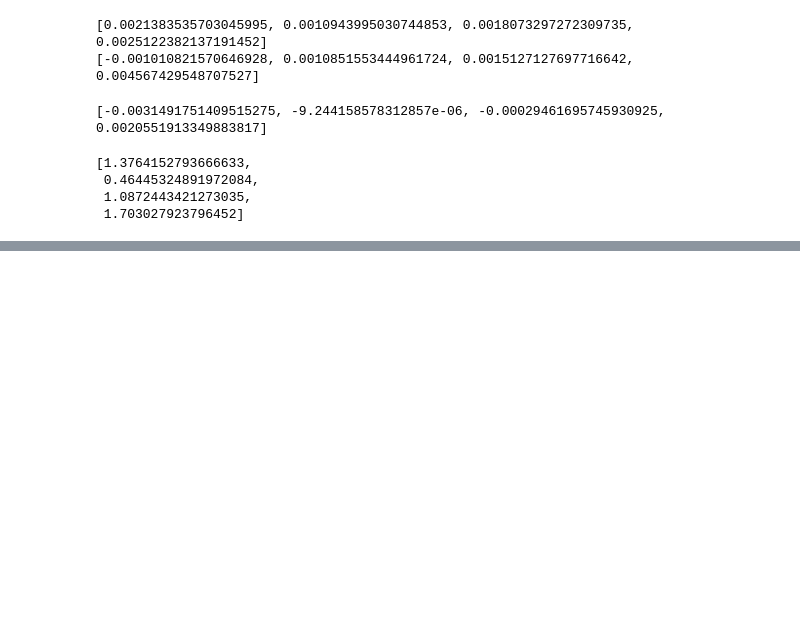
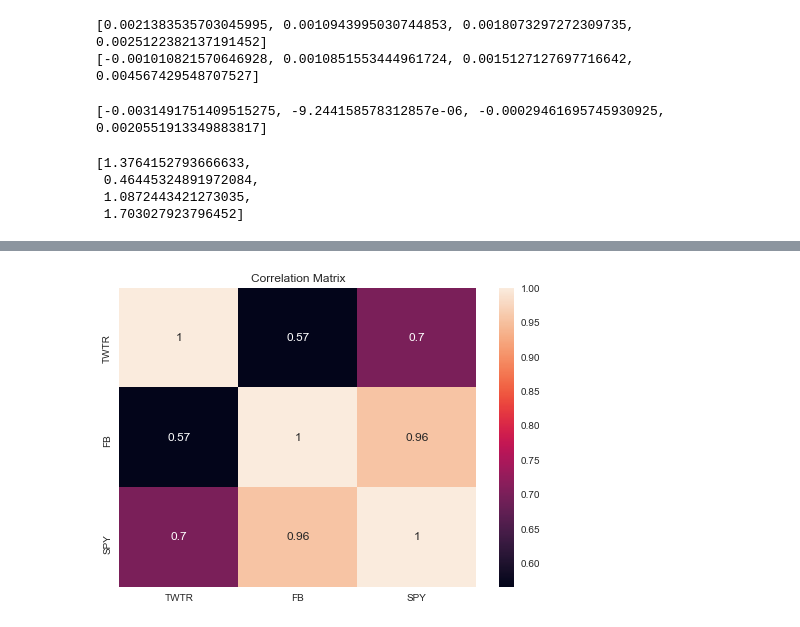
Before and after one commit to ddimucci/Manning_Stocks_Course, a Jupyter notebook: Manning_Live_Project/Manning_Linear_Regression_For_Valuation.ipynb, the cells around one changed output, grey strips where cells are left out. Cells and saved outputs as stored; diff of their text form; code cells hidden in the pictures; blank space fills up the shorter version.

```diff
--- a/Manning_Live_Project/Manning_Linear_Regression_For_Valuation.ipynb
+++ b/Manning_Live_Project/Manning_Linear_Regression_For_Valuation.ipynb
@@ -326,0 +365,7 @@ rf = riskfree['2015-01-01':'2021-05-01']
+# %%
+heat_corr = stocks[1:].corr()
+sns.heatmap(heat_corr, annot=True)
+plt.title("Correlation Matrix")
+plt.show()
+# %% [output]
+[figure, added]
```
Also changed, not shown: parts of 12 cells of this notebook.
